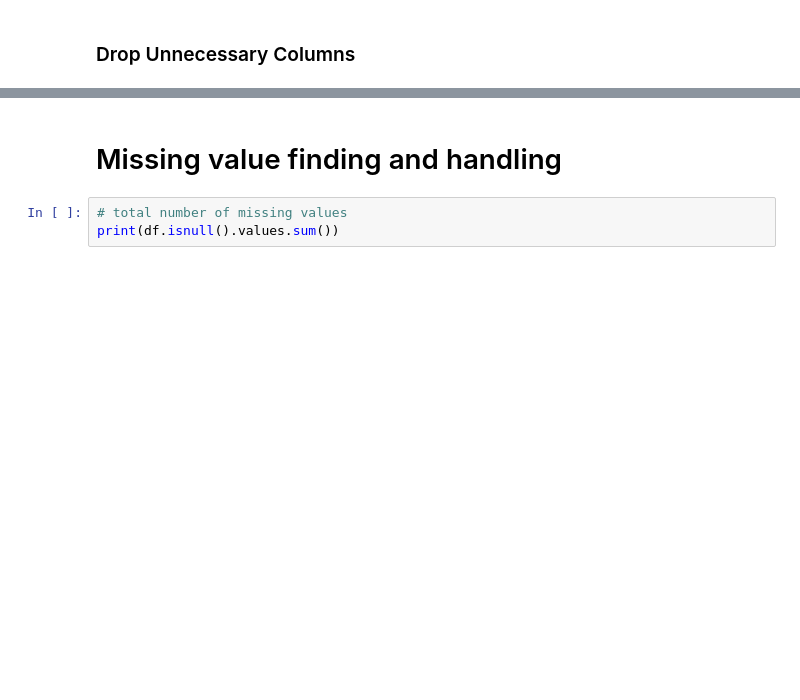
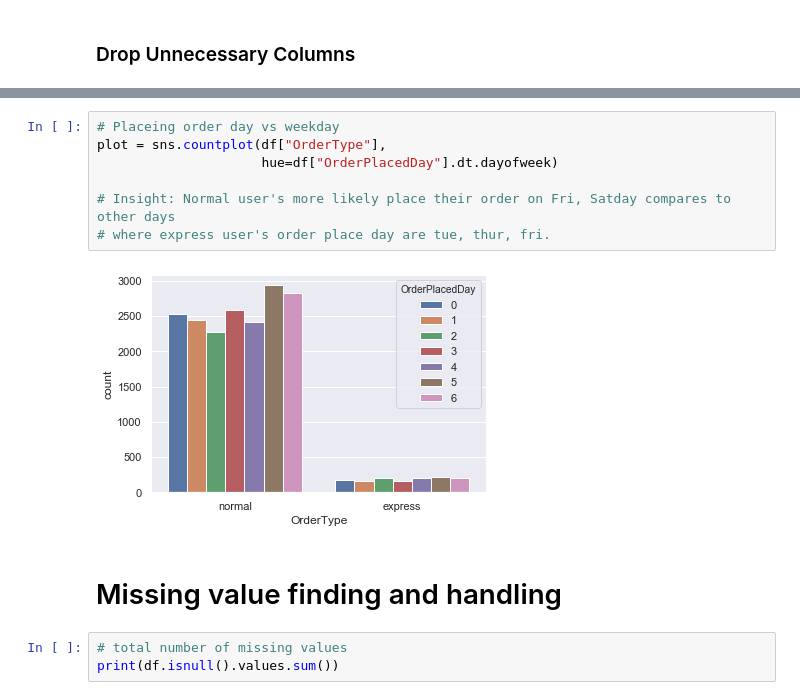
Before and after one commit to Rezwanul-Haque/RTO_Classification, a Jupyter notebook: classification_RTO_customer_prediction.ipynb, the cells around one changed output, grey strips where cells are left out. Cells and saved outputs as stored; diff of their text form; blank space fills up the shorter version.

```diff
--- a/classification_RTO_customer_prediction.ipynb
+++ b/classification_RTO_customer_prediction.ipynb
@@ -120,3 +171,12 @@ df.boxplot('DeliveryCharge','OrderType',rot = 30,figsize=(8,8))
+# %%
+# Placeing order day vs weekday
+plot = sns.countplot(df["OrderType"],
+                     hue=df["OrderPlacedDay"].dt.dayofweek)
+
+# Insight: Normal user's more likely place their order on Fri, Satday compares to other days
+# where express user's order place day are tue, thur, fri.
+# %% [output]
+[figure, added]
 # %% [markdown]
 # Missing value finding and handling
 # %%
```
Also changed, not shown: parts of 31 cells of this notebook.
